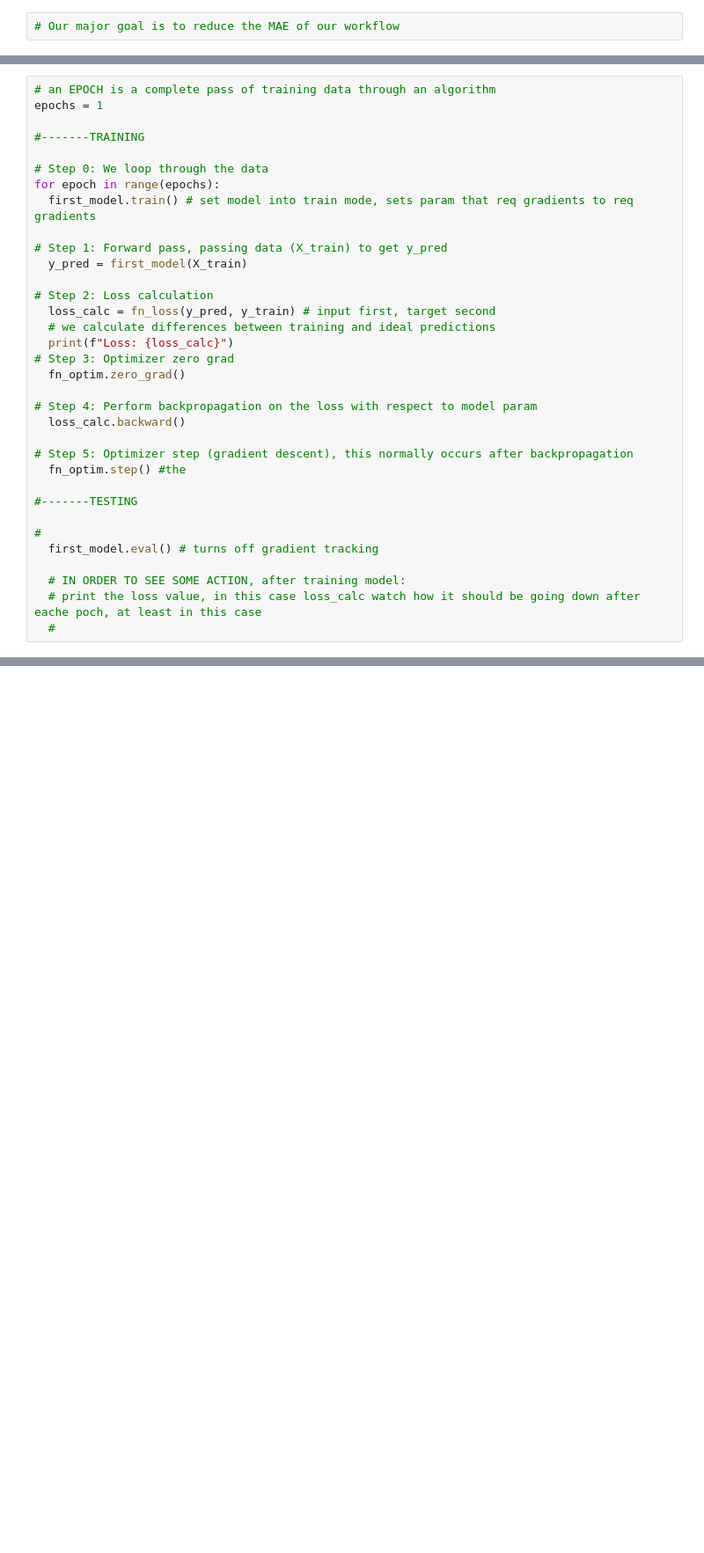
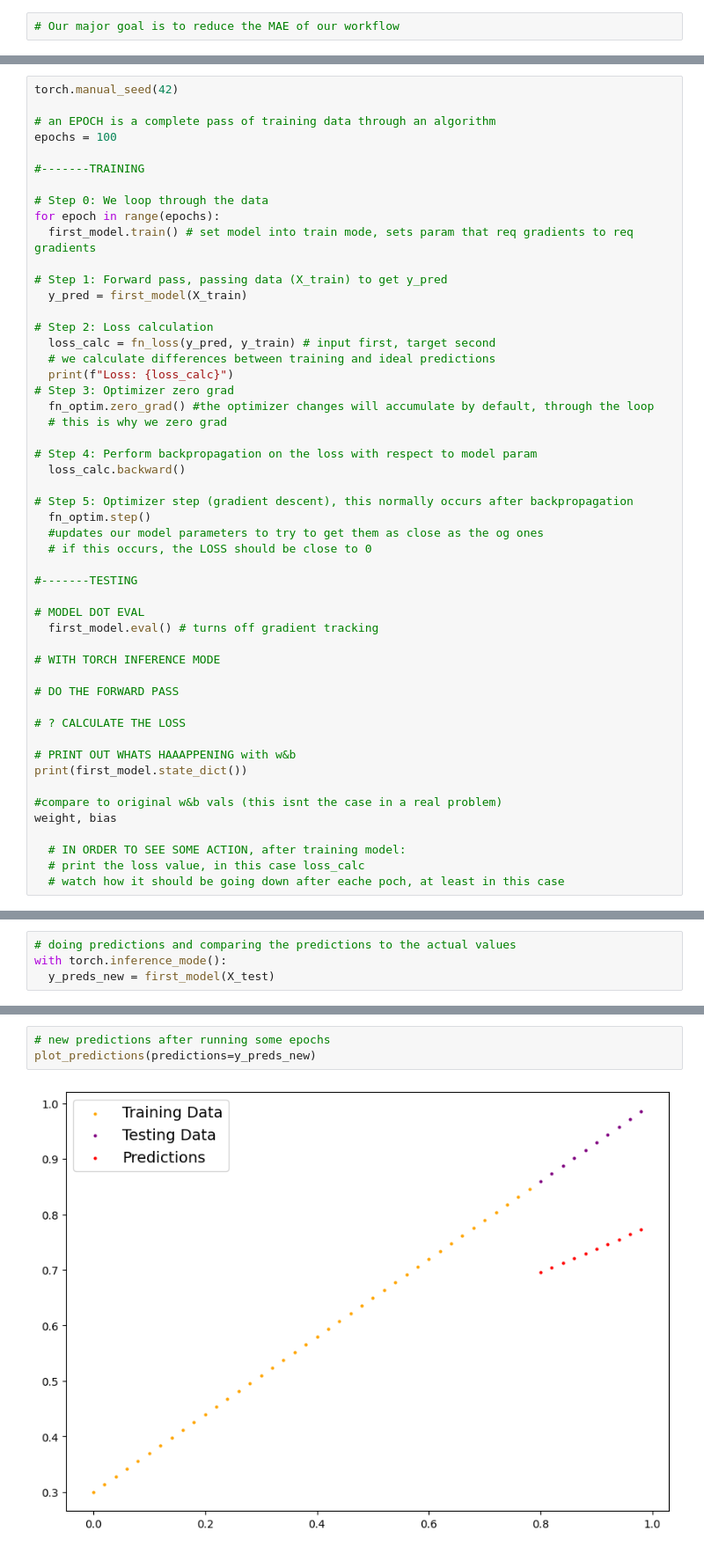
Before and after one commit to sasukev09/PyTorchTraining, a Jupyter notebook: dataser_LinearRegresion.ipynb, the cells around one changed output, grey strips where cells are left out. Shown at 88% size. Cells and saved outputs as stored; diff of their text form; blank space fills up the shorter version.

```diff
--- a/dataser_LinearRegresion.ipynb
+++ b/dataser_LinearRegresion.ipynb
@@ -317,8 +317,10 @@ fn_optim = torch.optim.SGD(params=first_model.parameters(), lr=0.01) #model para
 
 #Our models utilize math to go from random parameters to better parameters
 # %%
+torch.manual_seed(42)
+
 # an EPOCH is a complete pass of training data through an algorithm
-epochs = 1
+epochs = 100
 
 #-------TRAINING
 
@@ -334,20 +336,35 @@ for epoch in range(epochs):
   # we calculate differences between training and ideal predictions
   print(f"Loss: {loss_calc}")
 # Step 3: Optimizer zero grad
-  fn_optim.zero_grad()
+  fn_optim.zero_grad() #the optimizer changes will accumulate by default, through the loop
+  # this is why we zero grad
 
 # Step 4: Perform backpropagation on the loss with respect to model param
   loss_calc.backward()
 
 # Step 5: Optimizer step (gradient descent), this normally occurs after backpropagation
-  fn_optim.step() #the
+  fn_optim.step()
+  #updates our model parameters to try to get them as close as the og ones
+  # if this occurs, the LOSS should be close to 0
 
 #-------TESTING
 
-#
+# MODEL DOT EVAL
   first_model.eval() # turns off gradient tracking
 
+# WITH TORCH INFERENCE MODE
+
+# DO THE FORWARD PASS
+
+# ? CALCULATE THE LOSS
+
+# PRINT OUT WHATS HAAAPPENING with w&b
+print(first_model.state_dict())
+
+#compare to original w&b vals (this isnt the case in a real problem)
+weight, bias
+
   # IN ORDER TO SEE SOME ACTION, after training model:
-  # print the loss value, in this case loss_calc watch how it should be going down after eache poch, at least in this case
-  #
+  # print the loss value, in this case loss_calc
+  # watch how it should be going down after eache poch, at least in this case
 # %% [output]
@@ -374,0 +389,4 @@ weight, bias
+# %%
+# doing predictions and comparing the predictions to the actual values
+with torch.inference_mode():
+  y_preds_new = first_model(X_test)
@@ -374,0 +398,5 @@ weight, bias
+# %%
+# new predictions after running some epochs
+plot_predictions(predictions=y_preds_new)
+# %% [output]
+[figure, added]
```
Also changed, not shown: parts of 8 cells of this notebook.
